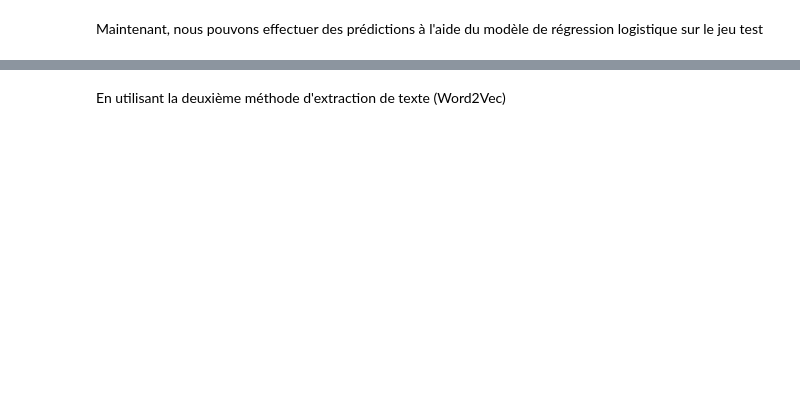
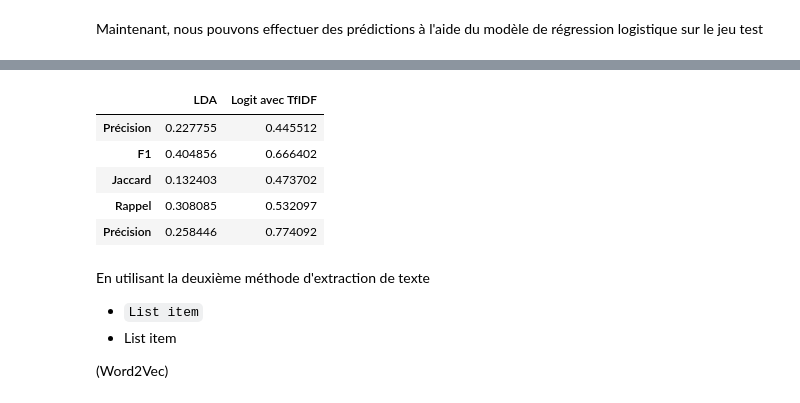
Before and after one commit to Babouopt/FlaskApp, a Jupyter notebook: ABOUELMAJD_BADR_2_notebook_test_032022.ipynb, the cells around one changed output, grey strips where cells are left out. Cells and saved outputs as stored; diff of their text form; code cells hidden in the pictures; blank space fills up the shorter version.

```diff
--- a/ABOUELMAJD_BADR_2_notebook_test_032022.ipynb
+++ b/ABOUELMAJD_BADR_2_notebook_test_032022.ipynb
@@ -0,0 +1,3 @@
+# %%
+from google.colab import files
+uploaded = files.upload()
@@ -16,4 +28,5 @@ Requirement already satisfied: nbpep8 in d:\users\badr\anaconda3\lib\site-packag
 # %%
+import io
 #import pickle
 #data = pickle.load(open('./data/StackOverflow_questions_2009_2020_cleaned_Bis2.csv', 'rb'))
 
@@ -22,8 +35,8 @@ Requirement already satisfied: nbpep8 in d:\users\badr\anaconda3\lib\site-packag
 
 # Define path to data
 
-path = './data/'
-data = pd.read_csv(path+"StackOverflow_questions_cleaned_Bis2.csv",
+#path = './data/'
+data = pd.read_csv(io.BytesIO(uploaded['StackOverflow_questions_cleaned_Bis2.csv']),
                                    sep=";", index_col=0,
                    converters={"Title_c": literal_eval,
                                "Body_c": literal_eval,
@@ -86,0 +137,12 @@ Forme de X pour Doc_all : (26366, 525)
+# %%
+#import pickle
+
+# Chemin du fichier pickle
+fichier_pickle = r"/content/gdrive/My Drive/Colab Notebooks/X_tfidf_co.pickle"
+
+# Lecture du fichier pickle et récupération du vecteur X
+with open(fichier_pickle, 'rb') as fichier_tfidf:
+    X_tfidf = pickle.load(fichier_tfidf)
+
+# Affichage du vecteur X
+print("Forme de X_tfidf_co pour Doc_all : {}".format(X_tfidf.shape))
@@ -572,11 +815,23 @@ print("True:", y_test_inversed)
 # %%
-df_metrics_compare = metrics_score("Logit",
+df_metrics_compare = metrics_score("Logit avec TfIDF",
                                    df=df_metrics_compare,
                                    y_true = y_test,
                                    y_pred = y_test_predicted_labels_tfidf)
 df_metrics_compare
+# %% [output]
+|  | LDA | Logit avec TfIDF |
+| Précision | 0.227755 | 0.445512 |
+| F1 | 0.404856 | 0.666402 |
+| Jaccard | 0.132403 | 0.473702 |
+| Rappel | 0.308085 | 0.532097 |
+| Précision | 0.258446 | 0.774092 |
 # %% [markdown]
-En utilisant la deuxième méthode d'extraction de texte (Word2Vec)
+En utilisant la deuxième méthode d'extraction de texte
+
+*   `List item`
+*   List item
+
+(Word2Vec)
 # %%
 import time
 from sklearn.decomposition import NMF
```
Also changed, not shown: parts of 55 cells of this notebook, 1 other file.
